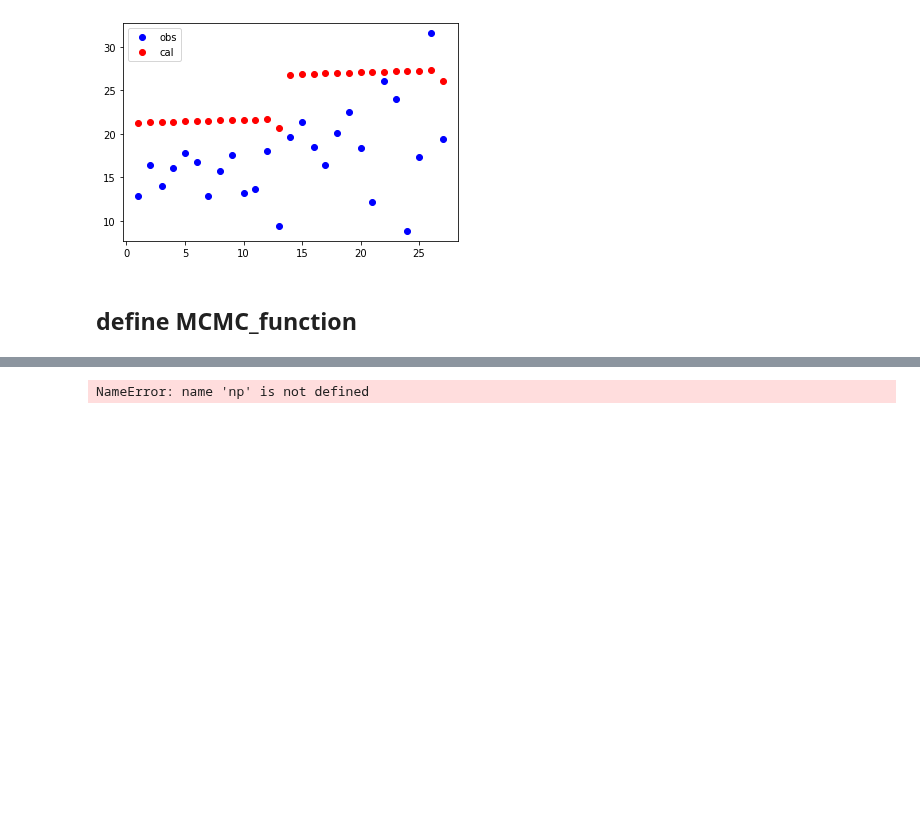
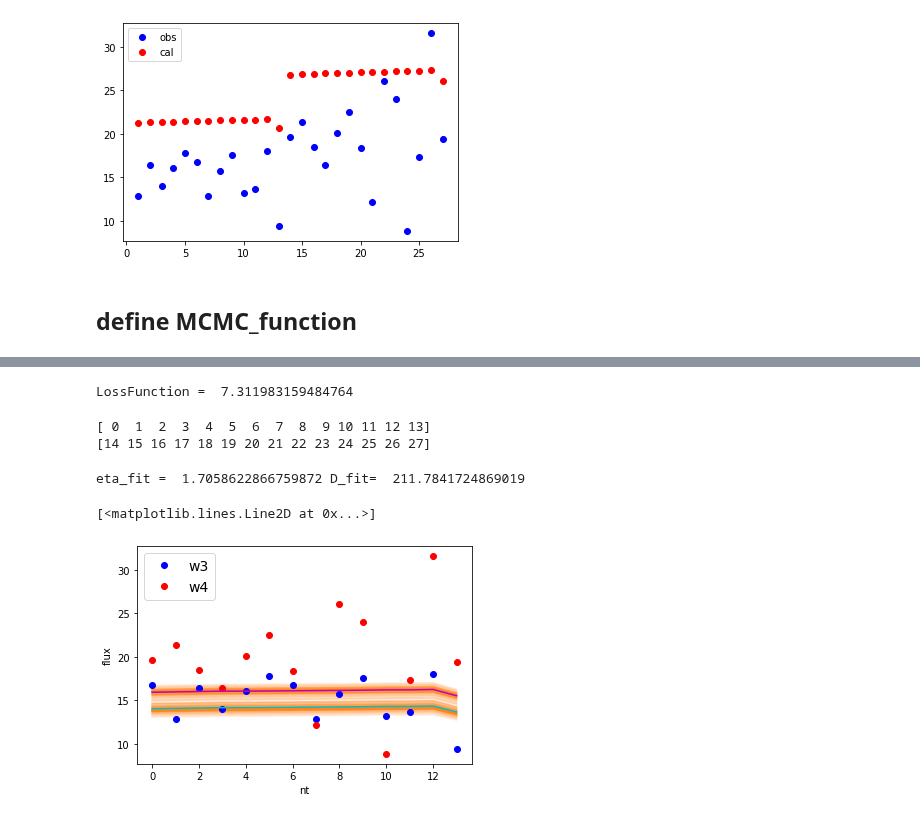
Before and after one commit to AstroHHQ/learngit, a Jupyter notebook: JPLdata/MCMC_Cpp_2010fc81 copy.ipynb, the cells around one changed output, grey strips where cells are left out. Cells and saved outputs as stored; diff of their text form; code cells hidden in the pictures; blank space fills up the shorter version.

```diff
--- a/JPLdata/MCMC_Cpp_2010fc81 copy.ipynb
+++ b/JPLdata/MCMC_Cpp_2010fc81 copy.ipynb
@@ -352,31 +352,42 @@ eta_gs =  1.2 D_gs=  150 pv= 0.3980339264820096
+# %%
+def loss(obs,cal,err):
+    l = len(obs)
+    return sum(((obs-cal)/err)**2)/l
+print('LossFunction = ',loss(y,Model_neatm_jhx(theta,x,lamdai),yerr))
+# %% [output]
+LossFunction =  7.311983159484764
 # %%
 inds = np.random.randint(len(flat_samples), size=100)
 #print(nt)
 #print(len(flat_samples))
 leni = len(nt)
 half = int(leni/2)
 print(nt[0:half])
 print(nt[half:leni])
 for ind in inds:
     sample = flat_samples[ind]
     #print(ind,':',sample)
     plotmodel = Model_neatm_jhx(sample,x,lamdai)
     plt.plot(nt[0:half], plotmodel[0:half], "C1", alpha=0.1)
     plt.plot(nt[0:half], plotmodel[half:leni], "C1", alpha=0.1)
 plt.plot(nt[0:half],y[0:half],'bo',label = 'w3')
 plt.plot(nt[0:half],y[half:leni],'ro',label = 'w4')
 #plt.errorbar(nt[0:half], y[0:half], yerr=yerr[0:half], fmt=".k", capsize=0)
 #plt.errorbar(nt[0:half], y[half:leni], yerr=yerr[half:leni], fmt=".k", capsize=0)
 plt.legend(fontsize=14)
 plt.xlabel("nt")
 plt.ylabel("flux");
 
 eta_low,eta_fit,eta_high = np.percentile(flat_samples[:, 0], [16, 50, 84])
 D_low,D_fit,D_high = np.percentile(flat_samples[:, 1], [16, 50, 84])
 print('eta_fit = ',eta_fit,'D_fit= ',D_fit)
 theta = eta_fit,D_fit
 yt = Model_neatm_jhx(theta,x,lamdai)
-plt.plot(nt[0:half], yt[0:half],"k", label="Most")
-plt.plot(nt[0:half], yt[half:leni],"k", label="Most")
+plt.plot(nt[0:half], yt[0:half],"c", label="w3")
+plt.plot(nt[0:half], yt[half:leni],"m", label="w4")
 # %% [output]
-NameError: name 'np' is not defined
+[ 0  1  2  3  4  5  6  7  8  9 10 11 12 13]
+[14 15 16 17 18 19 20 21 22 23 24 25 26 27]
+eta_fit =  1.7058622866759872 D_fit=  211.7841724869019
+[<matplotlib.lines.Line2D at 0x...>]
+[figure, added]
```
Also changed, not shown: parts of 3 cells of this notebook, 13 other files.
